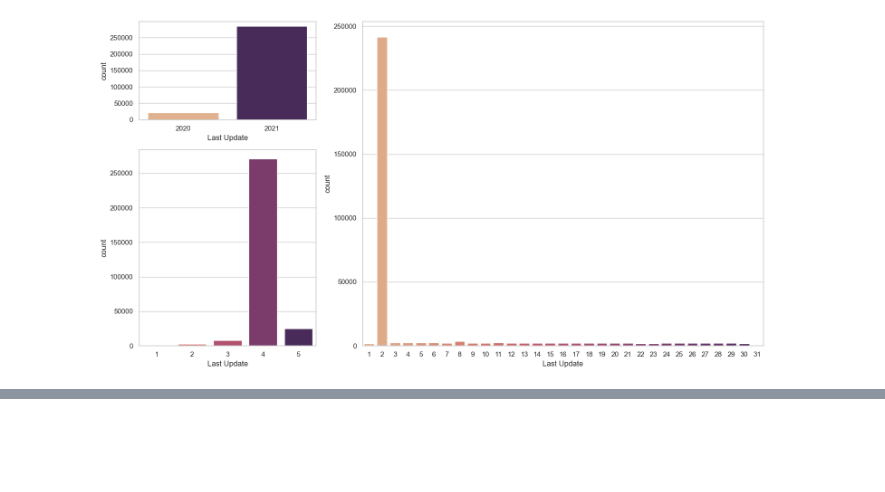
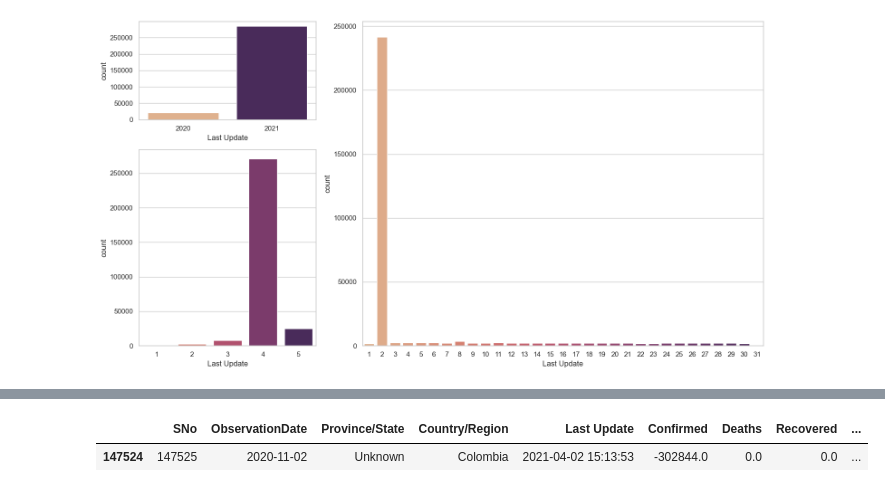
Before and after one commit to AyushDevadiga1/practice-programs, a Jupyter notebook: regex_and_cleaning.ipynb, the cells around one changed output, grey strips where cells are left out. Saved outputs shown, nothing was run; the diff lists cells and outputs as text; code cells hidden in the pictures; blank space fills up the shorter version.

```diff
--- a/regex_and_cleaning.ipynb
+++ b/regex_and_cleaning.ipynb
@@ -383,0 +378,2 @@ Name: count, Length: 759, dtype: int64
+# %%
+df['Province/State'] = df.groupby(['Country/Region'])['Province/State'].ffill()
@@ -383,0 +401,5 @@ Name: count, Length: 759, dtype: int64
+# %%
+df[df['Confirmed'] < 0 | df['Confirmed'] < 0  ]
+# %% [output]
+|  | SNo | ObservationDate | Province/State | Country/Region | Last Update | Confirmed | Deaths | Recovered | ... |
+| 147524 | 147525 | 2020-11-02 | Unknown | Colombia | 2021-04-02 15:13:53 | -302844.0 | 0.0 | 0.0 | ... |
```
Also changed, not shown: parts of 8 cells of this notebook.
